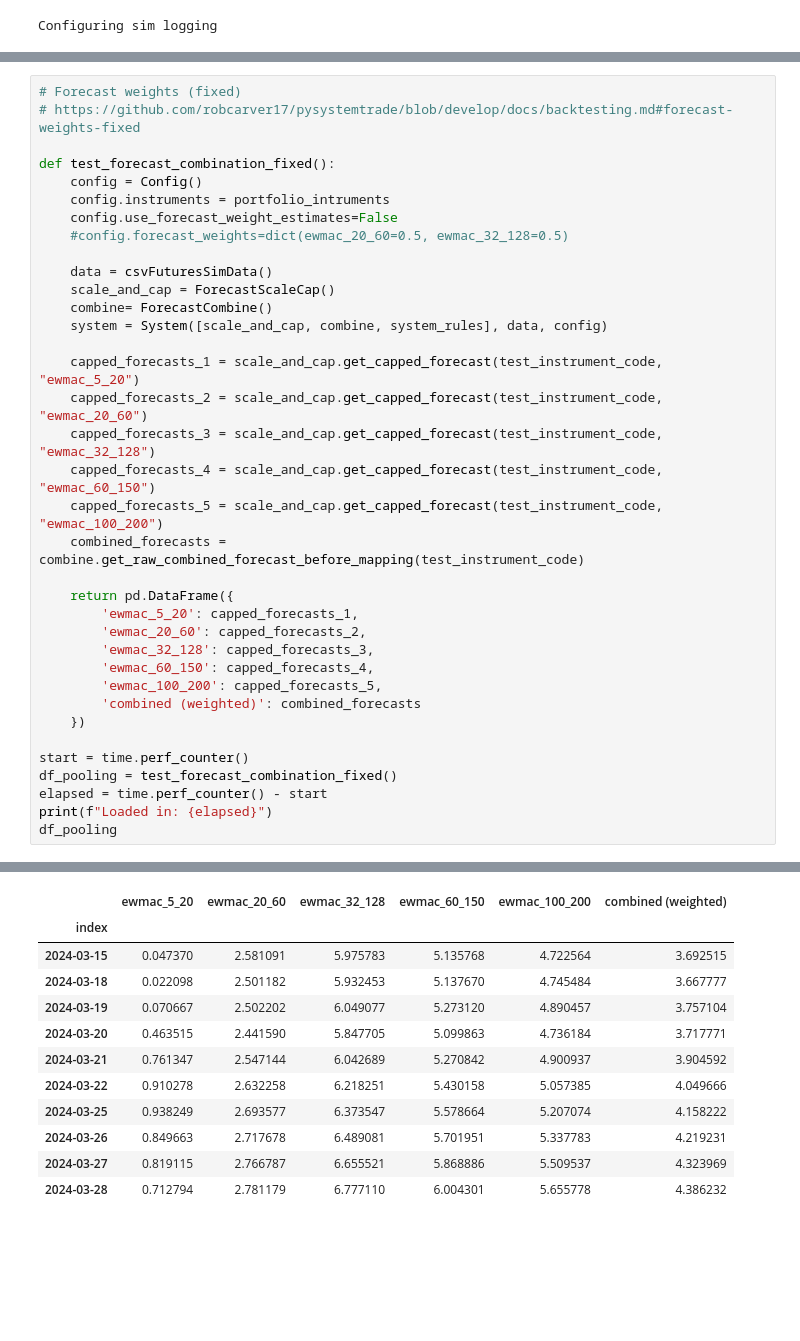
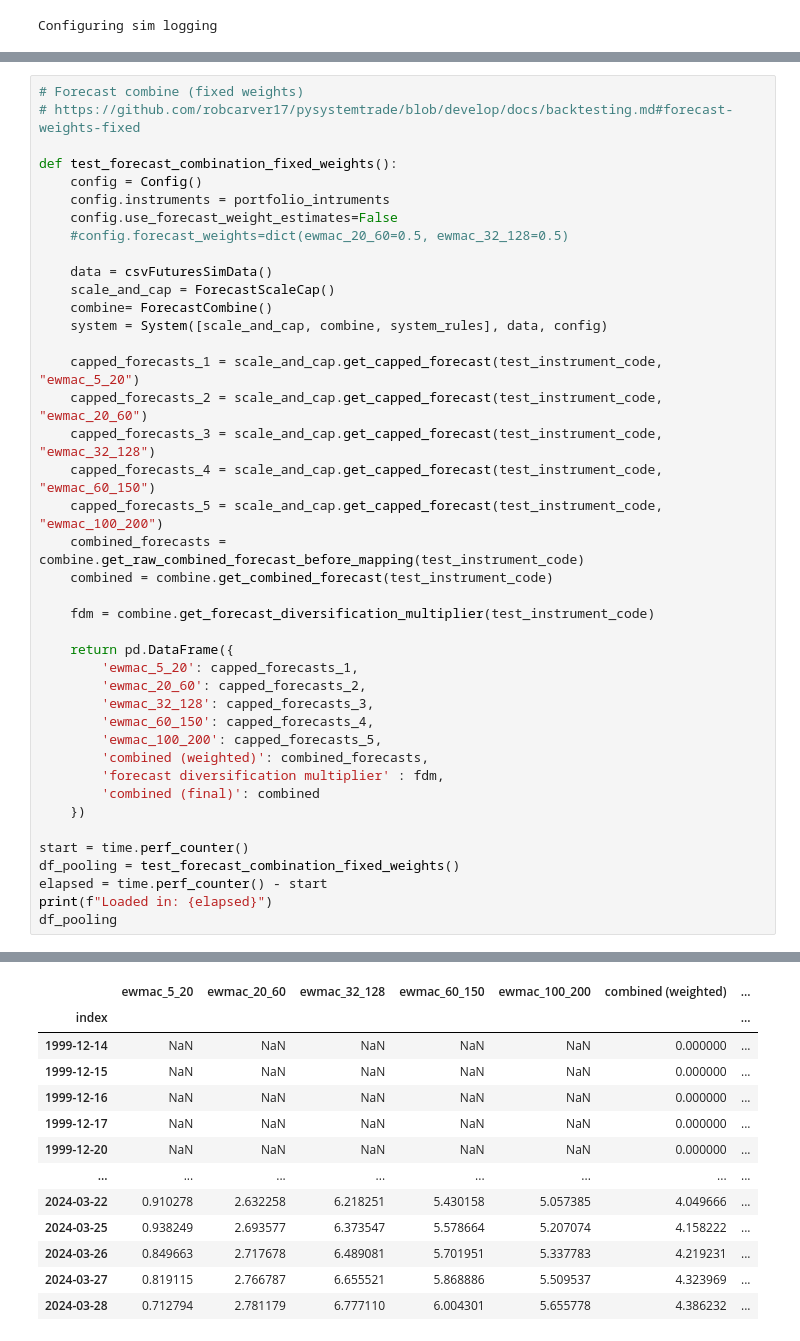
Before and after one commit to ZampaStudio/pysystemtrade, a Jupyter notebook: examples/custom/system_test.ipynb, the cells around one changed output, grey strips where cells are left out. Drawn from its saved outputs; the diff is of its cells as text; blank space fills up the shorter version.

```diff
--- a/examples/custom/system_test.ipynb
+++ b/examples/custom/system_test.ipynb
@@ -272,10 +278,10 @@ Loaded in: 671.194891600011
 | 2024-03-28 | 18465.00 | 6.777110 | 3.345149 | 22.670443 | 20.0 |
 6338 rows × 5 columns
 # %%
-# Forecast weights (fixed)
+# Forecast combine (fixed weights)
 # https://github.com/robcarver17/pysystemtrade/blob/develop/docs/backtesting.md#forecast-weights-fixed
 
-def test_forecast_combination_fixed():
+def test_forecast_combination_fixed_weights():
     config = Config()
     config.instruments = portfolio_intruments
     config.use_forecast_weight_estimates=False
@@ -292,6 +298,9 @@ def test_forecast_combination_fixed():
     capped_forecasts_4 = scale_and_cap.get_capped_forecast(test_instrument_code, "ewmac_60_150")
     capped_forecasts_5 = scale_and_cap.get_capped_forecast(test_instrument_code, "ewmac_100_200")
     combined_forecasts = combine.get_raw_combined_forecast_before_mapping(test_instrument_code)
+    combined = combine.get_combined_forecast(test_instrument_code)
+
+    fdm = combine.get_forecast_diversification_multiplier(test_instrument_code)
 
     return pd.DataFrame({
         'ewmac_5_20': capped_forecasts_1,
@@ -299,11 +308,13 @@ def test_forecast_combination_fixed():
         'ewmac_32_128': capped_forecasts_3,
         'ewmac_60_150': capped_forecasts_4,
         'ewmac_100_200': capped_forecasts_5,
-        'combined (weighted)': combined_forecasts
+        'combined (weighted)': combined_forecasts,
+        'forecast diversification multiplier' : fdm,
+        'combined (final)': combined
     })
 
 start = time.perf_counter()
-df_pooling = test_forecast_combination_fixed()
+df_pooling = test_forecast_combination_fixed_weights()
 elapsed = time.perf_counter() - start
 print(f"Loaded in: {elapsed}")
 df_pooling
@@ -328,12 +339,13 @@ Loaded in: 1.0604984999954468
-|  | ewmac_5_20 | ewmac_20_60 | ewmac_32_128 | ewmac_60_150 | ewmac_100_200 | combined (weighted) |
-| index |  |  |  |  |  |  |
-| 2024-03-15 | 0.047370 | 2.581091 | 5.975783 | 5.135768 | 4.722564 | 3.692515 |
-| 2024-03-18 | 0.022098 | 2.501182 | 5.932453 | 5.137670 | 4.745484 | 3.667777 |
-| 2024-03-19 | 0.070667 | 2.502202 | 6.049077 | 5.273120 | 4.890457 | 3.757104 |
-| 2024-03-20 | 0.463515 | 2.441590 | 5.847705 | 5.099863 | 4.736184 | 3.717771 |
-| 2024-03-21 | 0.761347 | 2.547144 | 6.042689 | 5.270842 | 4.900937 | 3.904592 |
-| 2024-03-22 | 0.910278 | 2.632258 | 6.218251 | 5.430158 | 5.057385 | 4.049666 |
-| 2024-03-25 | 0.938249 | 2.693577 | 6.373547 | 5.578664 | 5.207074 | 4.158222 |
-| 2024-03-26 | 0.849663 | 2.717678 | 6.489081 | 5.701951 | 5.337783 | 4.219231 |
-| 2024-03-27 | 0.819115 | 2.766787 | 6.655521 | 5.868886 | 5.509537 | 4.323969 |
-| 2024-03-28 | 0.712794 | 2.781179 | 6.777110 | 6.004301 | 5.655778 | 4.386232 |
+|  | ewmac_5_20 | ewmac_20_60 | ewmac_32_128 | ewmac_60_150 | ewmac_100_200 | combined (weighted) | ... |
+| index |  |  |  |  |  |  | ... |
+| 1999-12-14 | NaN | NaN | NaN | NaN | NaN | 0.000000 | ... |
+| 1999-12-15 | NaN | NaN | NaN | NaN | NaN | 0.000000 | ... |
+| 1999-12-16 | NaN | NaN | NaN | NaN | NaN | 0.000000 | ... |
+| 1999-12-17 | NaN | NaN | NaN | NaN | NaN | 0.000000 | ... |
+| 1999-12-20 | NaN | NaN | NaN | NaN | NaN | 0.000000 | ... |
+| ... | ... | ... | ... | ... | ... | ... | ... |
+| 2024-03-22 | 0.910278 | 2.632258 | 6.218251 | 5.430158 | 5.057385 | 4.049666 | ... |
+| 2024-03-25 | 0.938249 | 2.693577 | 6.373547 | 5.578664 | 5.207074 | 4.158222 | ... |
+| 2024-03-26 | 0.849663 | 2.717678 | 6.489081 | 5.701951 | 5.337783 | 4.219231 | ... |
+| 2024-03-27 | 0.819115 | 2.766787 | 6.655521 | 5.868886 | 5.509537 | 4.323969 | ... |
+| 2024-03-28 | 0.712794 | 2.781179 | 6.777110 | 6.004301 | 5.655778 | 4.386232 | ... |
```
Also changed, not shown: parts of 10 cells of this notebook.
